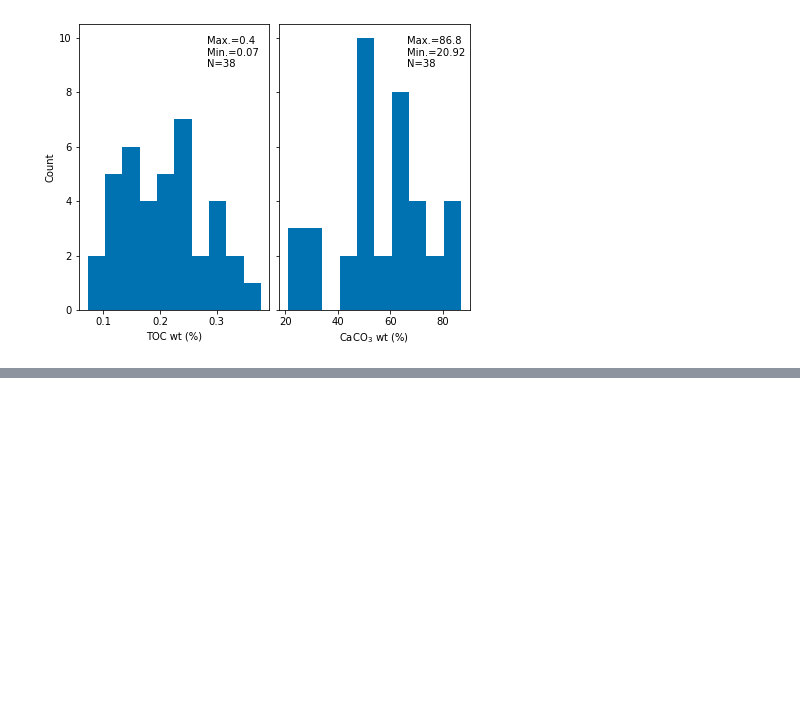
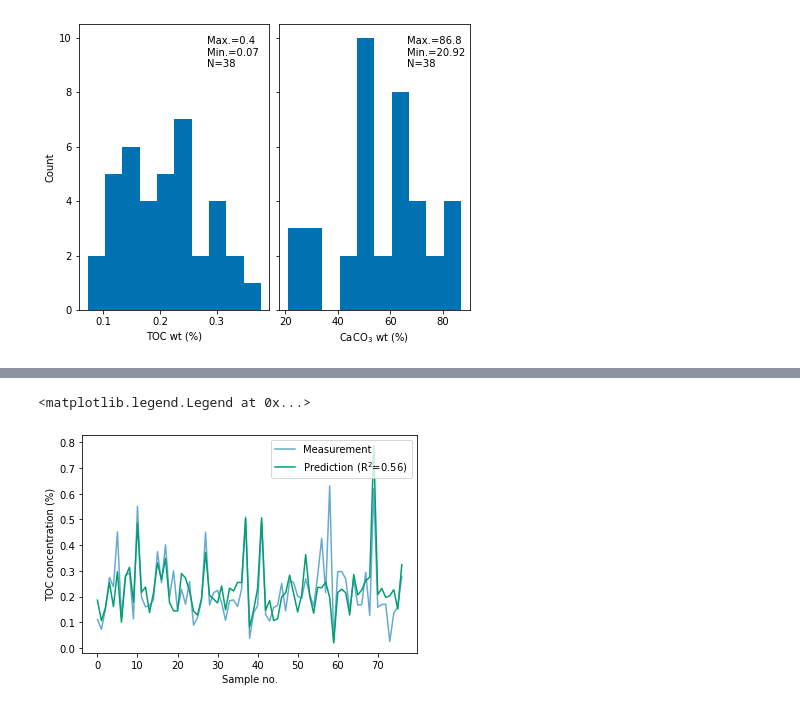
Before and after one commit to dispink/CaCO3_NWP, a Jupyter notebook: plot_for_paper.ipynb, the cells around one changed output, grey strips where cells are left out. Cells and saved outputs as stored; diff of their text form; code cells hidden in the pictures; blank space fills up the shorter version.

```diff
--- a/plot_for_paper.ipynb
+++ b/plot_for_paper.ipynb
@@ -170,0 +279,22 @@ fig.savefig('results/data_hist_pilot_{}.png'.format(date))
+# %%
+from dask_ml.model_selection import train_test_split
+import dask.dataframe as dd
+
+merge_df = dd.read_csv('data/spe+bulk_dataset_20201008.csv')
+X = merge_df.iloc[:, 1: -5].to_dask_array(lengths=True)
+X = X / X.sum(axis = 1, keepdims = True)
+y_ca = merge_df['CaCO3%'].to_dask_array(lengths=True)
+y_toc = merge_df['TOC%'].to_dask_array(lengths=True)
+
+X_train, X_test, y_ca_train, y_ca_test, y_toc_train, y_toc_test = train_test_split(X, y_ca, y_toc, test_size = 0.2, shuffle = True, random_state = 24)
+# %%
+from joblib import load
+model_ca = load('models/caco3_nmf+svr_model_20201013.joblib')
+model_toc = load('models/toc_nmf+svr_model_20201013.joblib')
+# %%
+y_ca_predict = np.exp(model_ca.predict(X_test))
+y_toc_predict = np.exp(model_toc.predict(X_test))
+
+# change to np.array from dask array, which is easier for later fune-tuning plot
+y_ca_test = np.array(y_ca_test)
+y_toc_test = np.array(y_toc_test)
@@ -170,0 +315,11 @@ fig.savefig('results/data_hist_pilot_{}.png'.format(date))
+# %%
+plt.plot(range(len(y_toc_predict)), y_toc_test, alpha=0.6, label='Measurement')
+plt.plot(range(len(y_toc_predict)), y_toc_predict, label='Prediction (R$^2$={:.2f})'.format(r2_score(y_toc_test, y_toc_predict)))
+#plt.text(12, -7, r'R$^2$={:.2f}, mean ab. error={:.2f}, max. ab. error={:.2f}'.format(grid.best_score_, mean_absolute_error(y_ttest, y_predict), max_error(y_ttest, y_predict)))
+plt.ylabel('TOC concentration (%)')
+plt.xlabel('Sample no.')
+plt.legend(loc = 'upper right')
+#plt.savefig('results/toc_predictions_nmr+svr_{}.png'.format(date))
+# %% [output]
+<matplotlib.legend.Legend at 0x...>
+[figure, added]
```
Also changed, not shown: parts of 24 cells of this notebook.
